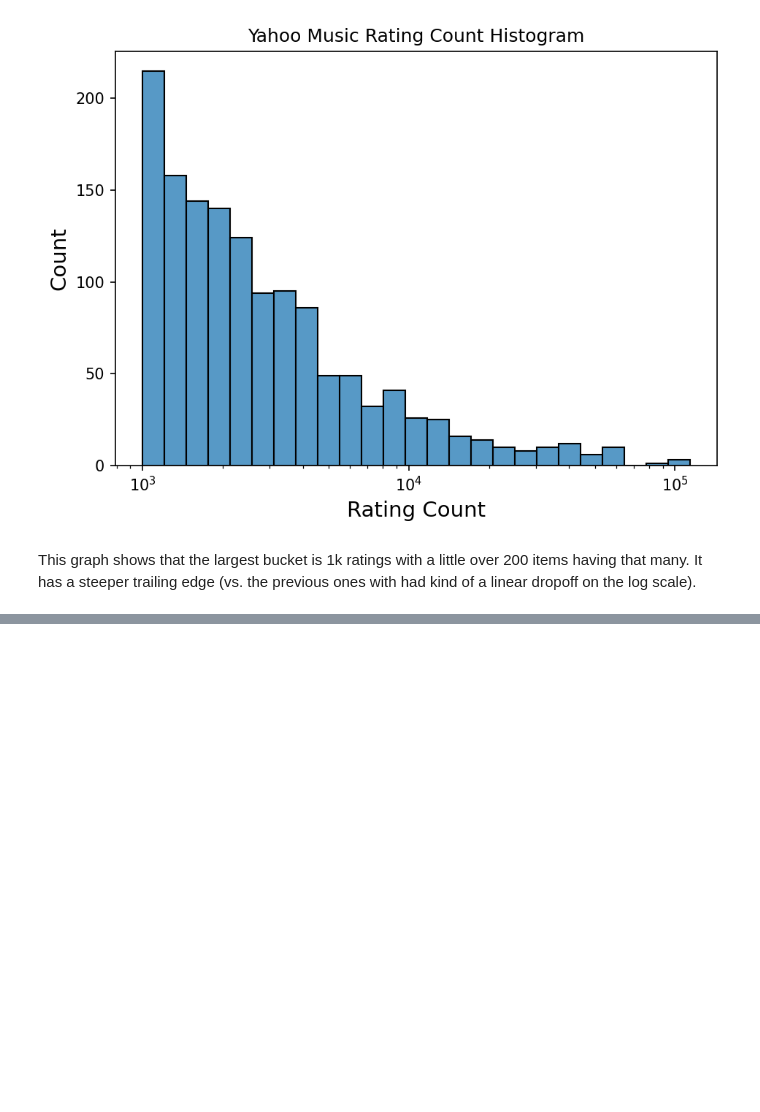
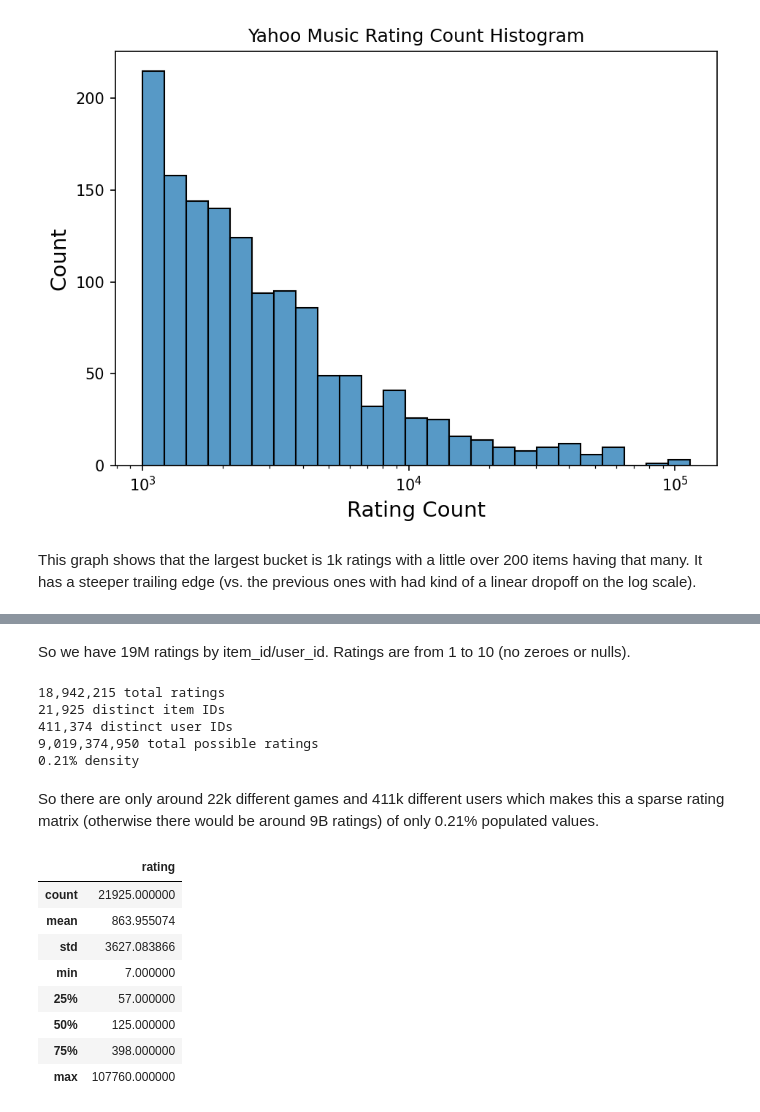
Before and after one commit to jmfb/csc6711-project2, a Jupyter notebook: Project2.ipynb, the cells around one changed output, grey strips where cells are left out. Saved outputs shown, nothing was run; the diff lists cells and outputs as text; code cells hidden in the pictures; blank space fills up the shorter version.

```diff
--- a/Project2.ipynb
+++ b/Project2.ipynb
@@ -296,0 +343,34 @@ This graph shows that the largest bucket is 1k ratings with a little over 200 it
+# %% [markdown]
+So we have 19M ratings by item_id/user_id.  Ratings are from 1 to 10 (no zeroes or nulls).
+# %%
+rating_count = df4.shape[0]
+item_count = df4.item_id.nunique()
+user_count = df4.user_id.nunique()
+total_count = item_count * user_count
+density = rating_count / total_count
+print(f"{rating_count:,} total ratings")
+print(f"{item_count:,} distinct item IDs")
+print(f"{user_count:,} distinct user IDs")
+print(f"{total_count:,} total possible ratings")
+print(f"{density:.2%} density")
+# %% [output]
+18,942,215 total ratings
+21,925 distinct item IDs
+411,374 distinct user IDs
+9,019,374,950 total possible ratings
+0.21% density
+# %% [markdown]
+So there are only around 22k different games and 411k different users which makes this a sparse rating matrix (otherwise there would be around 9B ratings) of only 0.21% populated values.
+# %%
+df4_counts = df4.groupby('item_id')[['rating']].count()
+df4_counts.describe()
+# %% [output]
+|  | rating |
+| count | 21925.000000 |
+| mean | 863.955074 |
+| std | 3627.083866 |
+| min | 7.000000 |
+| 25% | 57.000000 |
+| 50% | 125.000000 |
+| 75% | 398.000000 |
+| max | 107760.000000 |
```
Also changed, not shown: parts of 7 cells of this notebook.
